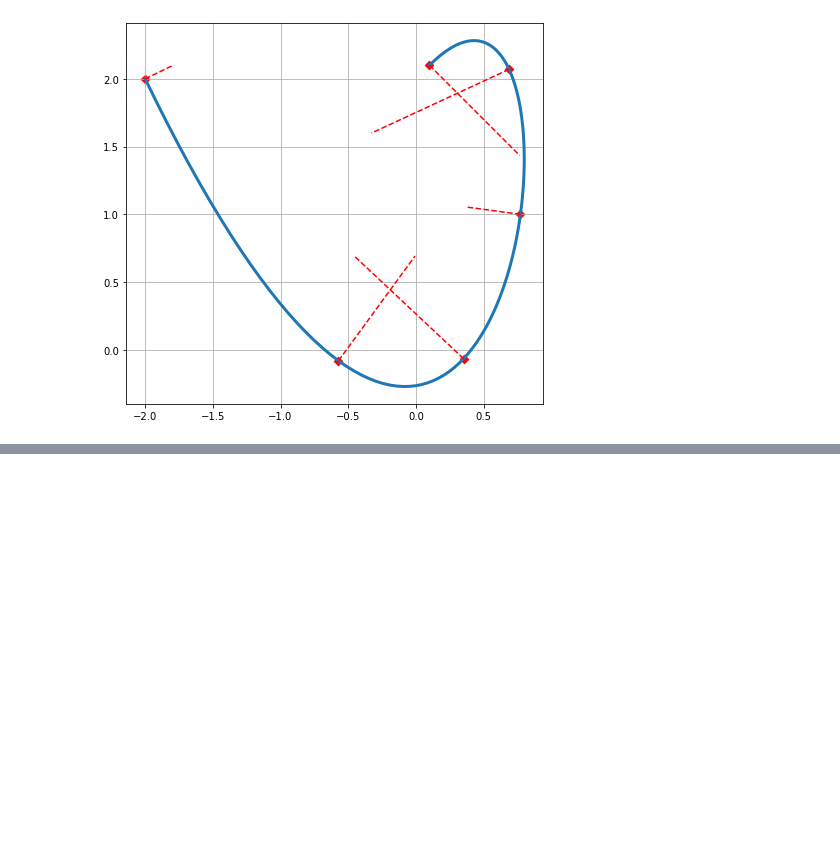
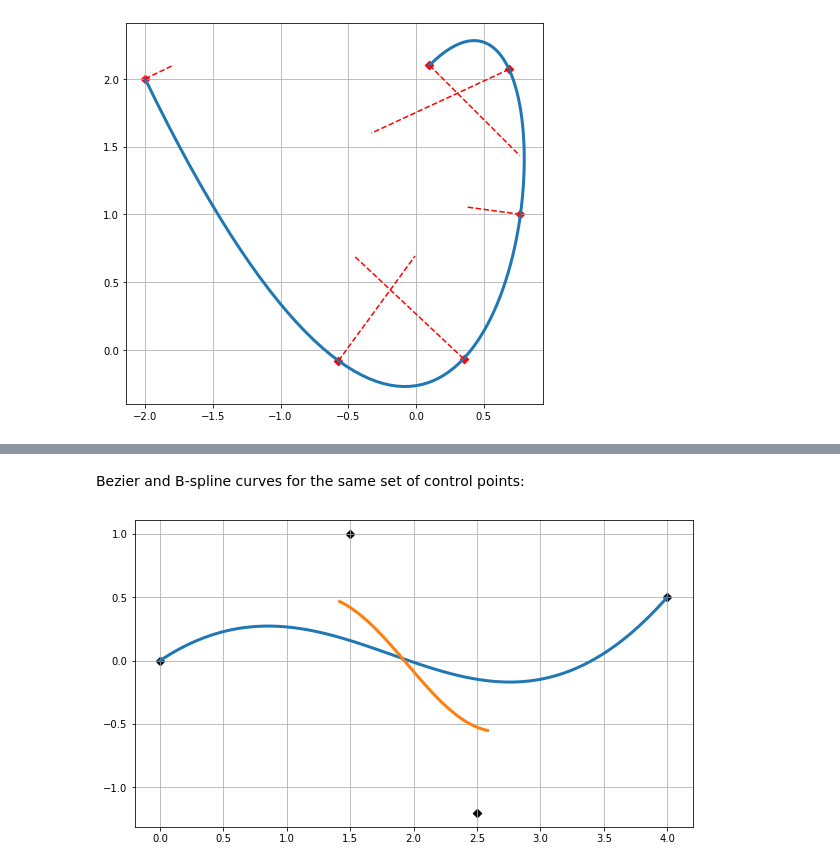
Before and after one commit to vinsis/computer-graphics, a Jupyter notebook: notebooks/3. Curve properties.ipynb, the cells around one changed output, grey strips where cells are left out. Cells and saved outputs as stored; diff of their text form; code cells hidden in the pictures; blank space fills up the shorter version.

```diff
--- a/notebooks/3. Curve properties.ipynb
+++ b/notebooks/3. Curve properties.ipynb
@@ -205,0 +274,24 @@ for t in sparse_times:
+# %%
+def get_spline(G,B,T=times):
+    '''
+    G is an `(n_dim, n_points)` array
+    '''
+    return np.asanyarray(G) @ B @ T
+# %% [markdown]
+Bezier and B-spline curves for the same set of control points:
+# %%
+points = [[0,0],[1.5,1],[2.5,-1.2],[4,0.5]]
+points = np.array(points).T
+
+plt.figure(figsize=(10,7))
+plt.grid()
+plt.gca().set_aspect('equal', adjustable='box')
+_ = plt.scatter(points[0], points[1], c='black', marker='D')
+
+xs, ys = get_spline(points, B_bezier)
+_ = plt.plot(xs, ys, lw=3, ls='-')
+
+xs, ys = get_spline(points, B_bspline)
+_ = plt.plot(xs, ys, lw=3, ls='-')
+# %% [output]
+[figure, added]
```
Also changed, not shown: parts of 13 cells of this notebook, 1 other file.
